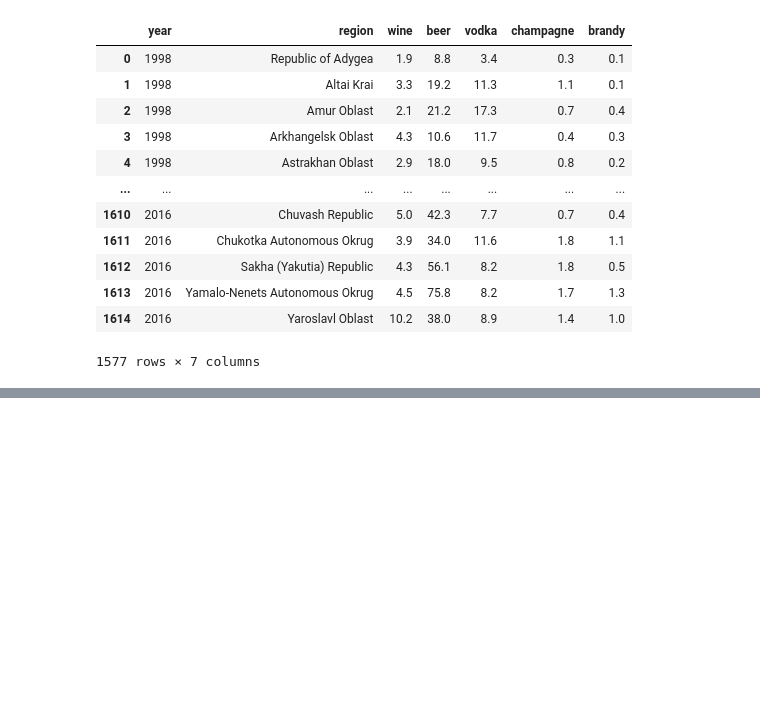
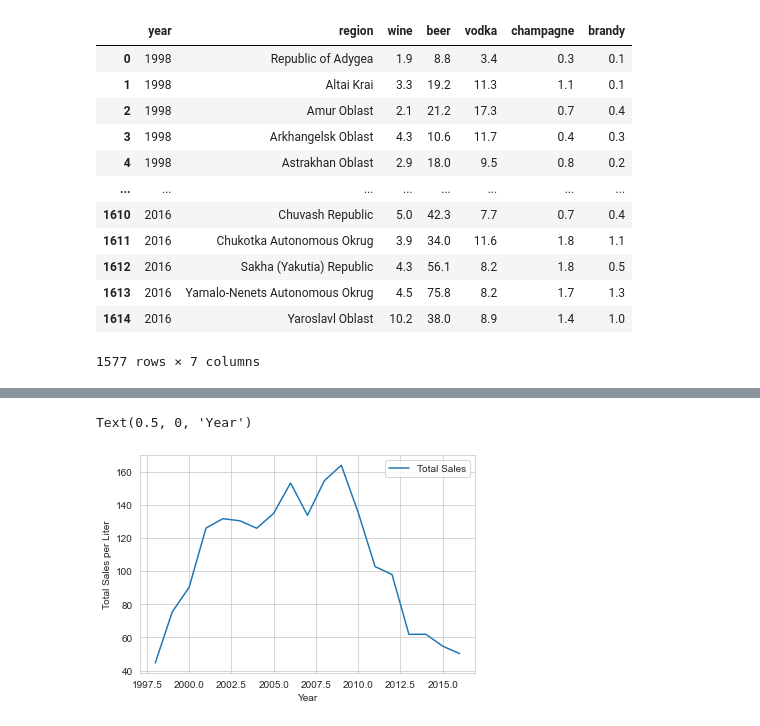
Before and after one commit to LuisEVT/Drinks_Company_Wine_Promotion, a Jupyter notebook: Wine_Promotion_Analysis_EDA.ipynb, the cells around one changed output, grey strips where cells are left out. Saved outputs shown, nothing was run; the diff lists cells and outputs as text; code cells hidden in the pictures; blank space fills up the shorter version.

Commit message:
Analyze Saint Peterburg
* Analyze patterns in alcohol sales from 1998 to 2016.

```diff
--- a/Wine_Promotion_Analysis_EDA.ipynb
+++ b/Wine_Promotion_Analysis_EDA.ipynb
@@ -271,0 +299,8 @@ df_V2
+# %%
+df_V2['Total Sales'] = df_V2[['wine','beer','vodka','champagne','brandy']].sum(axis = 1)
+
+df_V2.loc[:,'wine':'brandy'] = df_V2.loc[:,'wine':'brandy'].apply( lambda x: (x/ df_V2['Total Sales']) * 100 )
+
+df_SaintPeterburg = df_V2[ df_V2['region'] == 'Saint Petersburg']
+
+df_SaintPeterburg
@@ -271,0 +335,7 @@ df_V2
+# %%
+df_SaintPeterburg.plot(x='year',y='Total Sales')
+plt.ylabel('Total Sales per Liter')
+plt.xlabel('Year')
+# %% [output]
+Text(0.5, 0, 'Year')
+[figure, added]
```
Also changed, not shown: parts of 8 cells of this notebook, 1 other file.
